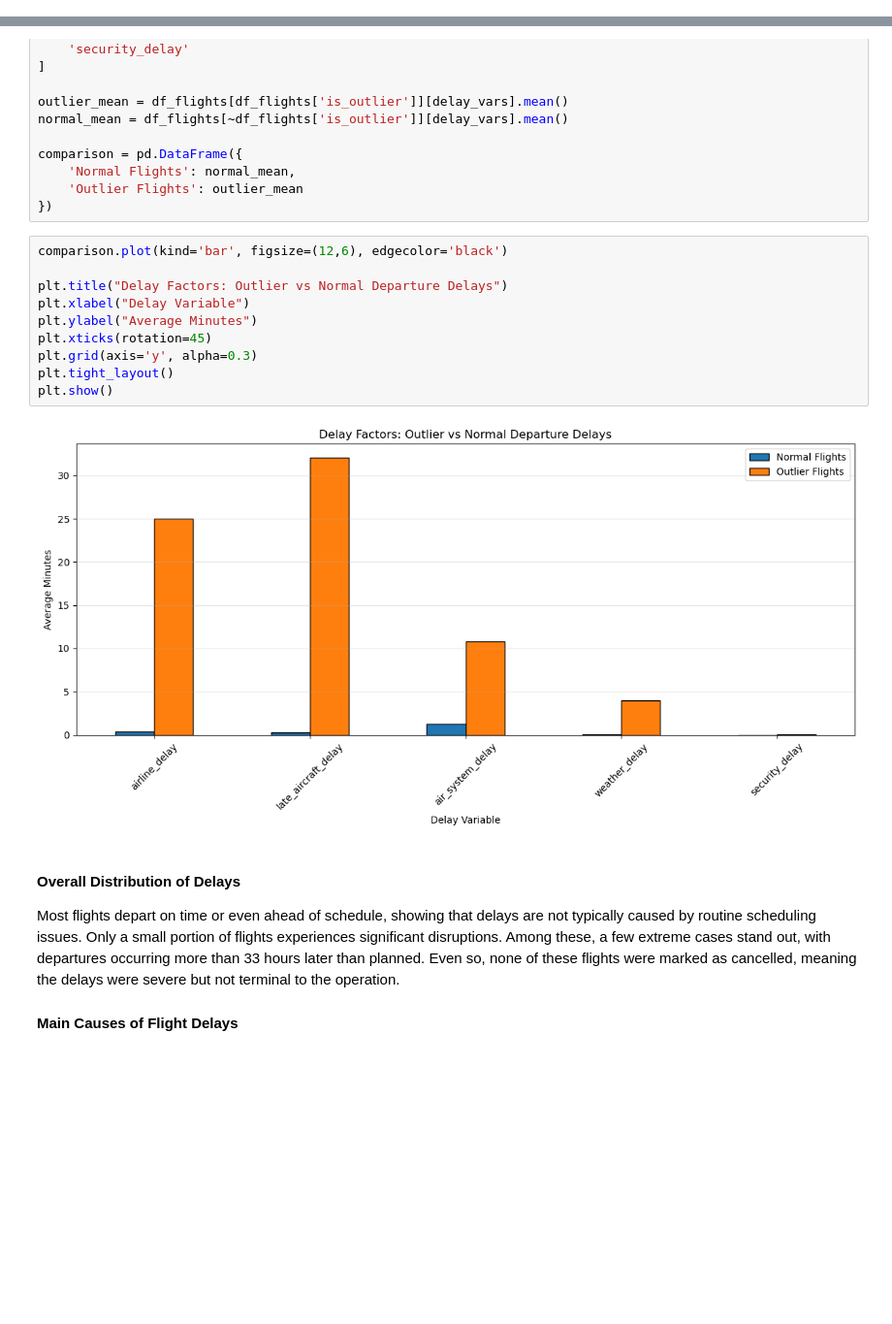
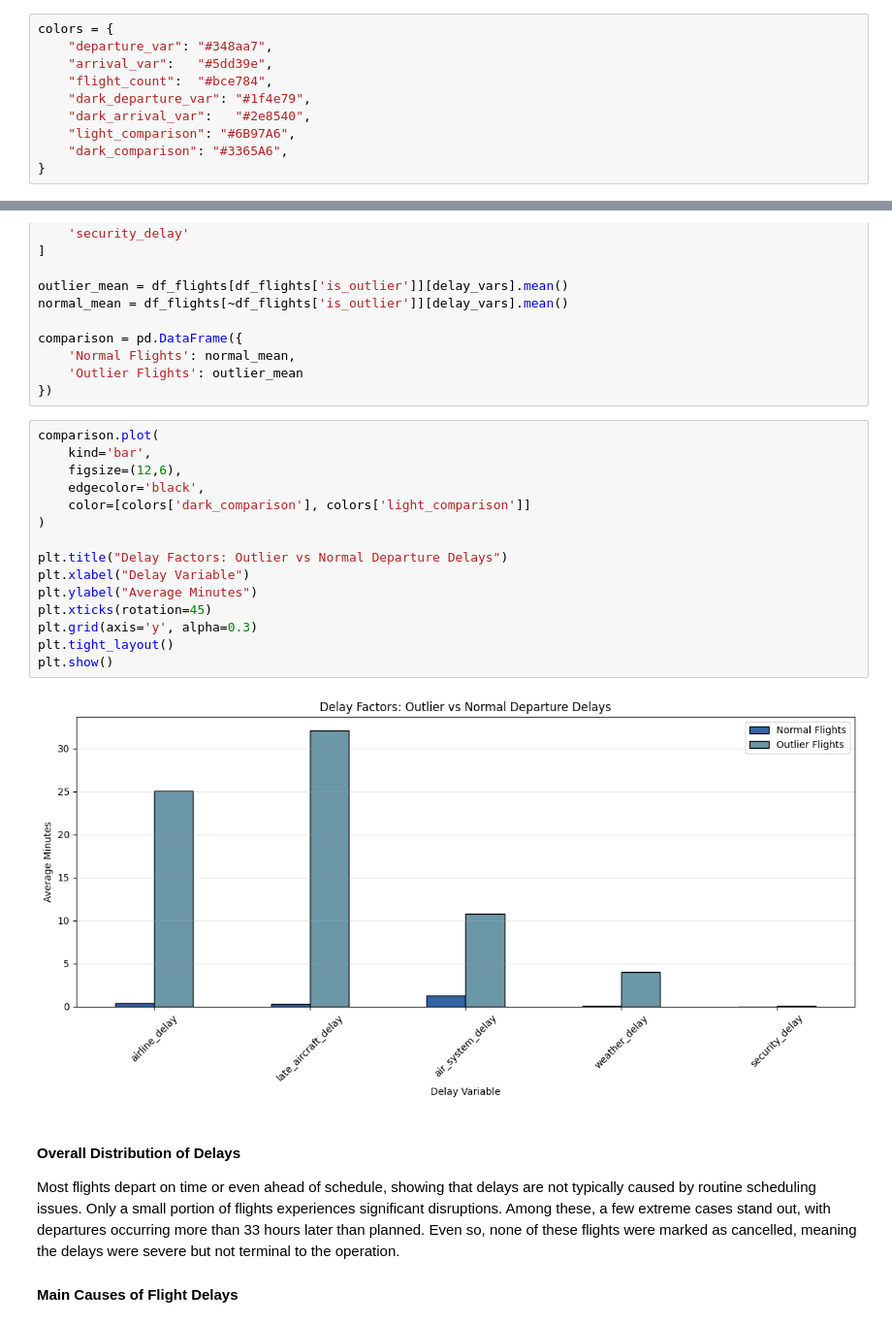
Before and after one commit to GuilhermeDellatin/fiap-machine-learning-tech-challenge-3, a Jupyter notebook: flight-analysis.ipynb, the cells around one changed output, grey strips where cells are left out. Shown at 97% size. Cells and saved outputs as stored; diff of their text form; blank space fills up the shorter version.

```diff
--- a/flight-analysis.ipynb
+++ b/flight-analysis.ipynb
@@ -40,6 +40,16 @@ import category_encoders as ce
 
 from modules.flight_preprocessor import FlightPreprocessor
 from modules.airport_analyzer import AirportAnalyzer
+# %%
+colors = {
+    "departure_var": "#348aa7",
+    "arrival_var":   "#5dd39e",
+    "flight_count":  "#bce784",
+    "dark_departure_var": "#1f4e79",
+    "dark_arrival_var":   "#2e8540",
+    "light_comparison": "#6B97A6",
+    "dark_comparison": "#3365A6",
+}
 # %%
 df_flights = pd.read_csv("./data/flights.csv", low_memory=False)
 
@@ -188,17 +199,22 @@ comparison = pd.DataFrame({
     'Outlier Flights': outlier_mean
 })
 # %%
-comparison.plot(kind='bar', figsize=(12,6), edgecolor='black')
+comparison.plot(
+    kind='bar',
+    figsize=(12,6),
+    edgecolor='black',
+    color=[colors['dark_comparison'], colors['light_comparison']]
+)
 
 plt.title("Delay Factors: Outlier vs Normal Departure Delays")
 plt.xlabel("Delay Variable")
 plt.ylabel("Average Minutes")
 plt.xticks(rotation=45)
 plt.grid(axis='y', alpha=0.3)
 plt.tight_layout()
 plt.show()
 # %% [output]
-[figure, old version]
+[figure, new version]
 # %% [markdown]
 #### Overall Distribution of Delays
 
```
Also changed, not shown: parts of 12 cells of this notebook, 3 other files.
